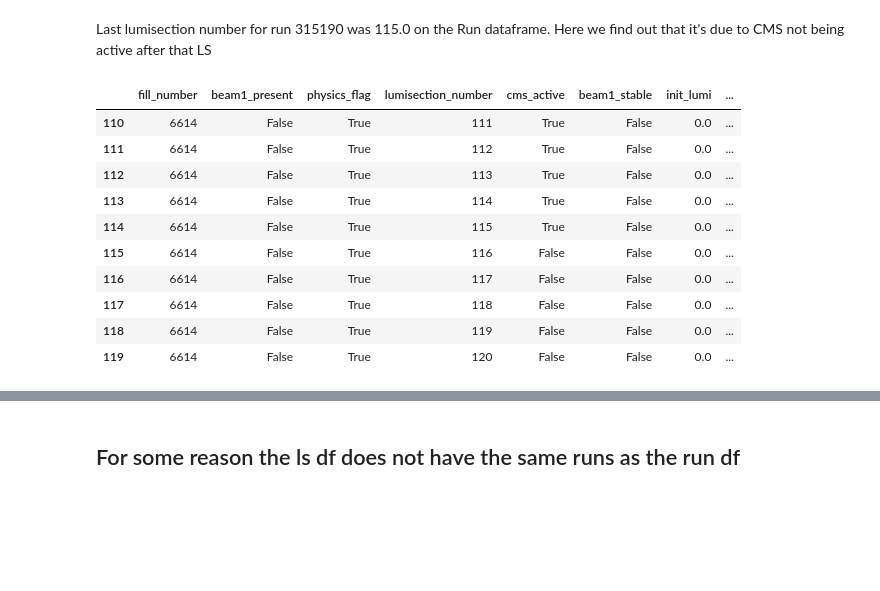
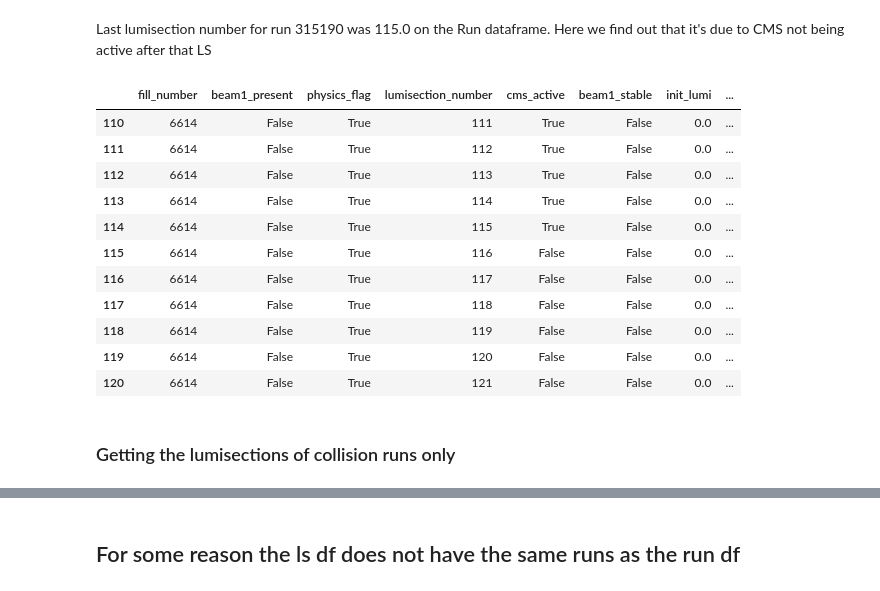
Before and after one commit to GuillermoFidalgo/ML4DQM-DC, a Jupyter notebook: omsapi/OMS Guillermo/Guillermo OMS work.ipynb, the cells around one changed output, grey strips where cells are left out. Drawn from its saved outputs; the diff is of its cells as text; code cells hidden in the pictures; blank space fills up the shorter version.

Commit message:
Added quick fix for OMS api query dataframes

```diff
--- a/omsapi/OMS Guillermo/Guillermo OMS work.ipynb
+++ b/omsapi/OMS Guillermo/Guillermo OMS work.ipynb
@@ -103,2 +32,5 @@ def convert_check_addFillLoc(json):
+# %%
+# get the omsapi instance
+omsapi = get_oms_api()
 # %% [markdown]
 ## Getting All runs in different eras 2018
@@ -222,9 +264,9 @@ dtype: int64
 
 # example: get run information for a single run
 
-runnb = (315190,315290) # 2018A
+runnb = (315190,315260) # 2018A
 attributes = ['fill_number',"run_number",'lumisection_number',"physics_flag","cms_active",
               'pileup','delivered_lumi','recorded_lumi',"init_lumi",'end_lumi',
               'beam1_stable','beam2_stable','beam2_present','beam1_present']
-ls_info = get_oms_data( omsapi, 'lumisections', runnb ,limit_entries=5_000,attributes=attributes)
+ls_info = get_oms_data( omsapi, 'lumisections', runnb ,limit_entries=100_000,attributes=attributes)
 # %% [output]
@@ -300,16 +348,19 @@ ls_df[ls_df['run_number']< 315286 ]
 Last lumisection number for run 315190 was 115.0 on the Run dataframe.
 Here we find out that it's due to CMS not being active after that LS
 # %%
-ls_df.iloc[110:120]#[['lumisection_number',"physics_flag","cms_active",'pileup','delivered_lumi','recorded_lumi']]
+ls_df.loc[110:120]#[['lumisection_number',"physics_flag","cms_active",'pileup','delivered_lumi','recorded_lumi']]
 # %% [output]
 |  | fill_number | beam1_present | physics_flag | lumisection_number | cms_active | beam1_stable | init_lumi | ... |
 | 110 | 6614 | False | True | 111 | True | False | 0.0 | ... |
 | 111 | 6614 | False | True | 112 | True | False | 0.0 | ... |
 | 112 | 6614 | False | True | 113 | True | False | 0.0 | ... |
 | 113 | 6614 | False | True | 114 | True | False | 0.0 | ... |
 | 114 | 6614 | False | True | 115 | True | False | 0.0 | ... |
 | 115 | 6614 | False | True | 116 | False | False | 0.0 | ... |
 | 116 | 6614 | False | True | 117 | False | False | 0.0 | ... |
 | 117 | 6614 | False | True | 118 | False | False | 0.0 | ... |
 | 118 | 6614 | False | True | 119 | False | False | 0.0 | ... |
 | 119 | 6614 | False | True | 120 | False | False | 0.0 | ... |
+| 120 | 6614 | False | True | 121 | False | False | 0.0 | ... |
+# %% [markdown]
+### Getting the lumisections of collision runs only
```
Also changed, not shown: parts of 69 cells of this notebook.
